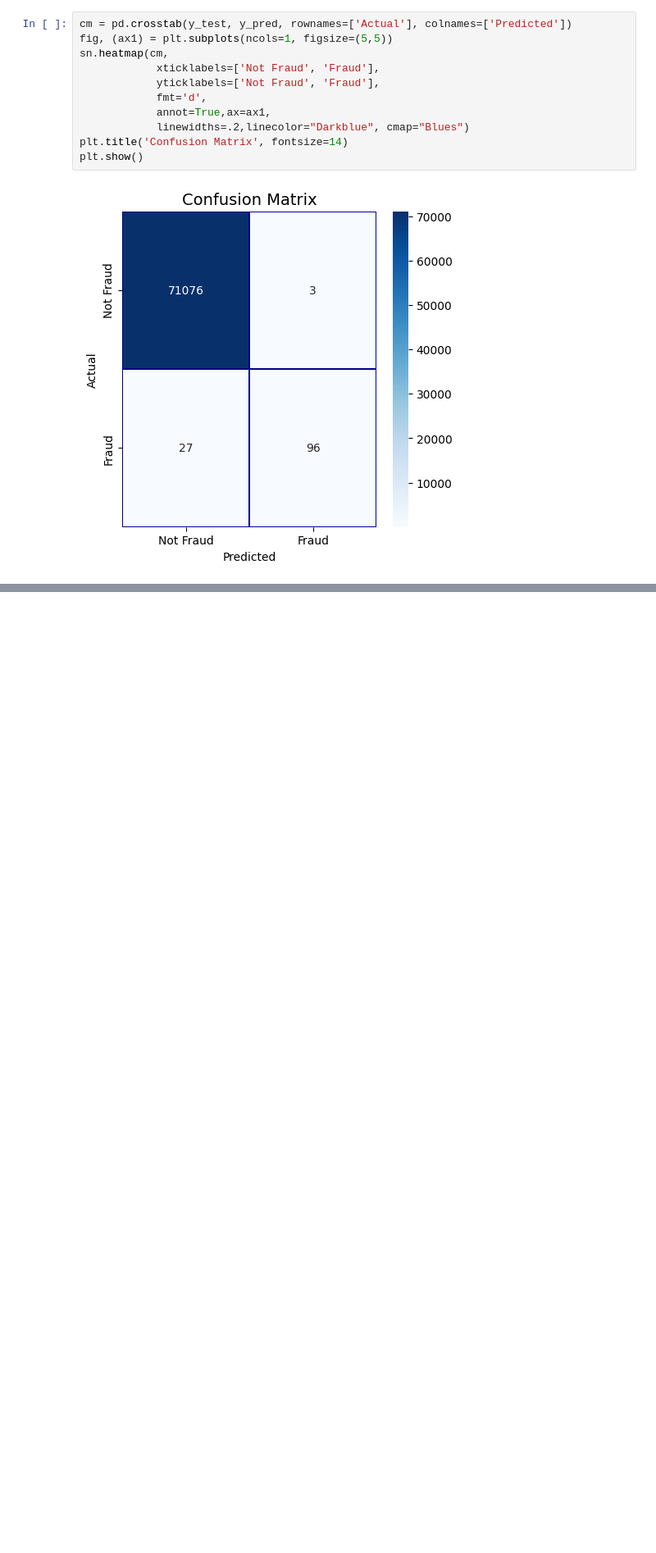
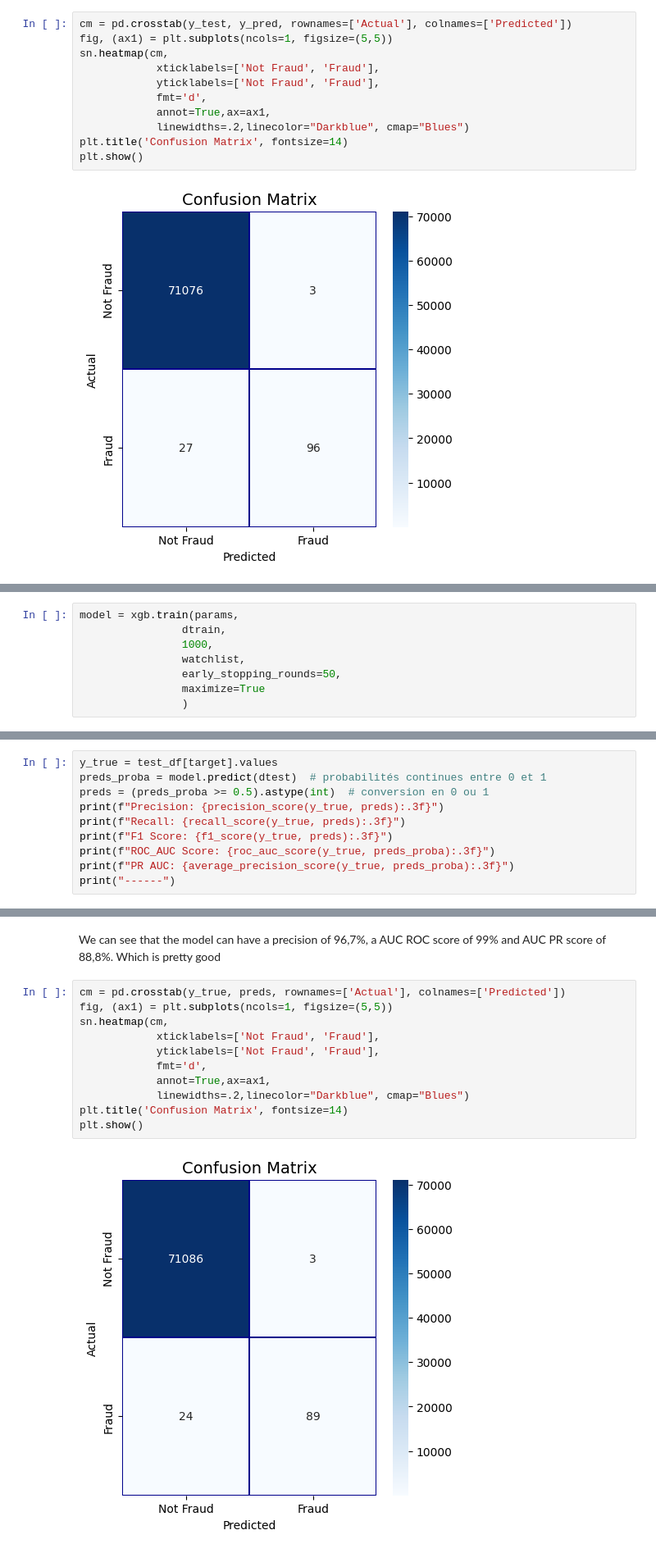
Before and after one commit to axelbrons/CreditCardFraudDectection, a Jupyter notebook: source/creditcard_fraud.ipynb, the cells around one changed output, grey strips where cells are left out. Shown at 82% size. Saved outputs shown, nothing was run; the diff lists cells and outputs as text; blank space fills up the shorter version.

```diff
--- a/source/creditcard_fraud.ipynb
+++ b/source/creditcard_fraud.ipynb
@@ -392,0 +704,8 @@ plt.show()
+# %%
+model = xgb.train(params,
+                dtrain,
+                1000,
+                watchlist,
+                early_stopping_rounds=50,
+                maximize=True
+                )
@@ -392,0 +733,10 @@ plt.show()
+# %%
+y_true = test_df[target].values
+preds_proba = model.predict(dtest)  # probabilités continues entre 0 et 1
+preds = (preds_proba >= 0.5).astype(int)  # conversion en 0 ou 1
+print(f"Precision: {precision_score(y_true, preds):.3f}")
+print(f"Recall: {recall_score(y_true, preds):.3f}")
+print(f"F1 Score: {f1_score(y_true, preds):.3f}")
+print(f"ROC_AUC Score: {roc_auc_score(y_true, preds_proba):.3f}")
+print(f"PR AUC: {average_precision_score(y_true, preds_proba):.3f}")
+print("------")
@@ -392,0 +750,15 @@ plt.show()
+# %% [markdown]
+We can see that the model can have a precision of 96,7%, a AUC ROC score of 99% and AUC PR score of 88,8%. Which is pretty good
+# %%
+cm = pd.crosstab(y_true, preds, rownames=['Actual'], colnames=['Predicted'])
+fig, (ax1) = plt.subplots(ncols=1, figsize=(5,5))
+sn.heatmap(cm,
+            xticklabels=['Not Fraud', 'Fraud'],
+            yticklabels=['Not Fraud', 'Fraud'],
+            fmt='d',
+            annot=True,ax=ax1,
+            linewidths=.2,linecolor="Darkblue", cmap="Blues")
+plt.title('Confusion Matrix', fontsize=14)
+plt.show()
+# %% [output]
+[figure, added]
```
Also changed, not shown: parts of 29 cells of this notebook.
